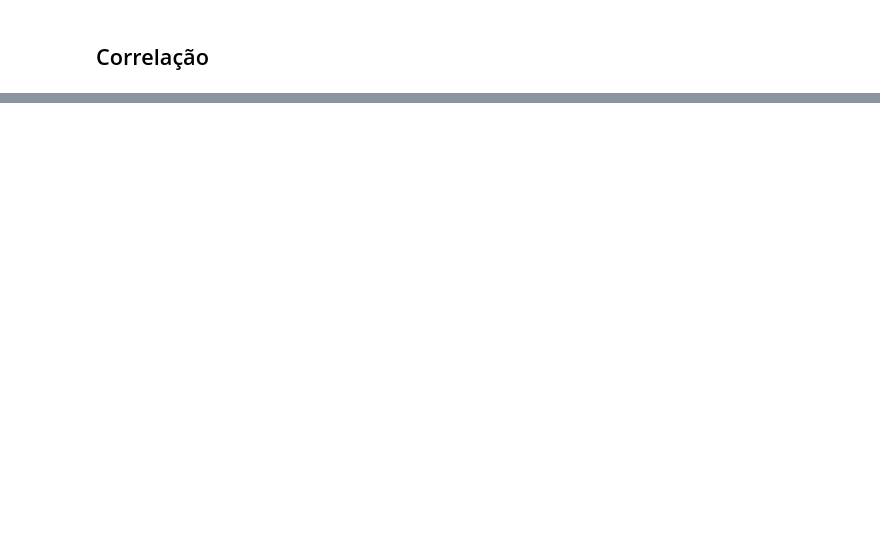
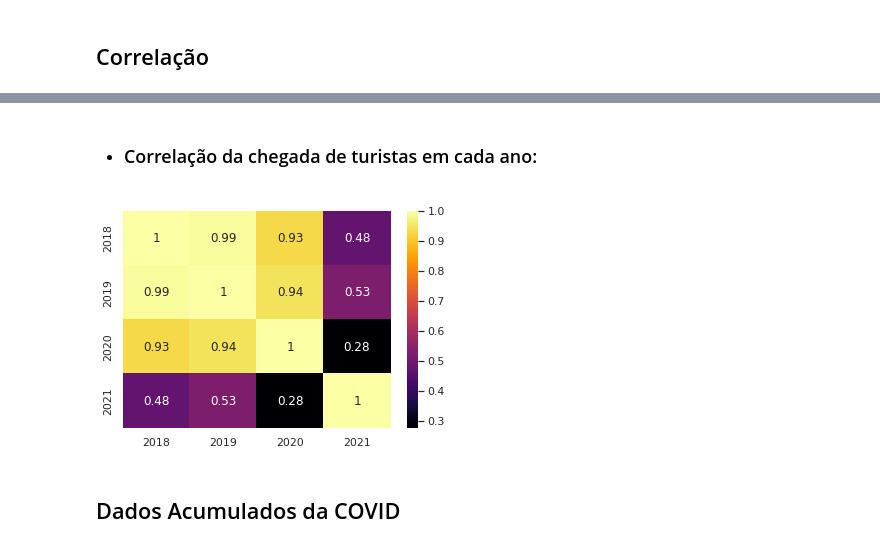
Before and after one commit to celsina/analise-turismo-internacional, a Jupyter notebook: Analise_Turismo/Analise_Turismo_Internacional.ipynb, the cells around one changed output, grey strips where cells are left out. Drawn from its saved outputs; the diff is of its cells as text; code cells hidden in the pictures; blank space fills up the shorter version.

Commit message:
graficos relacao covid e turismo

```diff
--- a/Analise_Turismo/Analise_Turismo_Internacional.ipynb
+++ b/Analise_Turismo/Analise_Turismo_Internacional.ipynb
@@ -565,0 +495,11 @@ Neste caso, o número de turistas internacionais desembarcados nos estados do no
+# %% [markdown]
+- ### Correlação da chegada de turistas em cada ano:
+# %%
+# Correlação com o número de turistas em cada ano
+
+turismo_estado_ano.corr()
+sns.heatmap(turismo_estado_ano.corr(), cmap='inferno', annot=True);
+# %% [output]
+[figure, added]
+# %% [markdown]
+## Dados Acumulados da COVID
```
Also changed, not shown: parts of 30 cells of this notebook, 3 other files.
